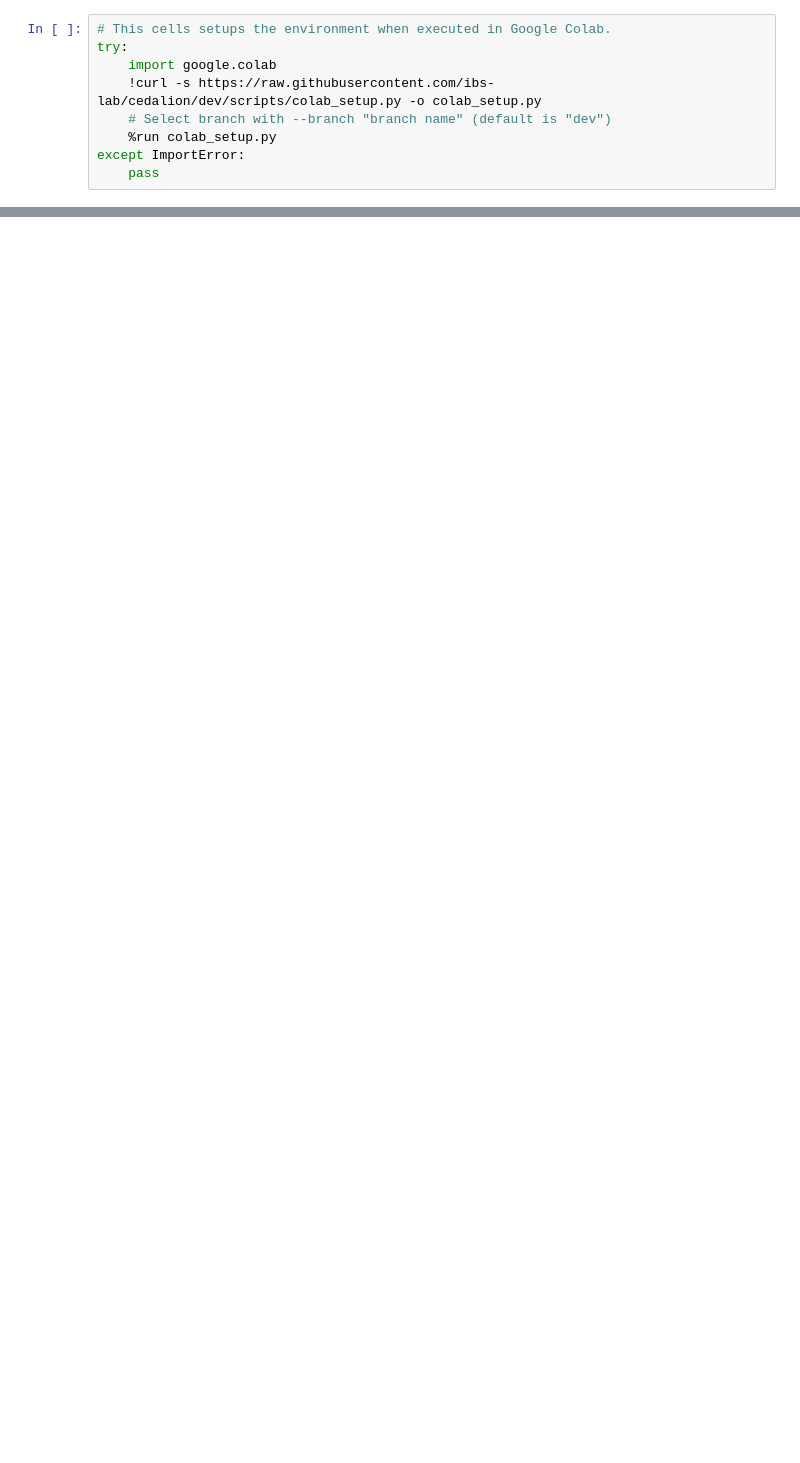
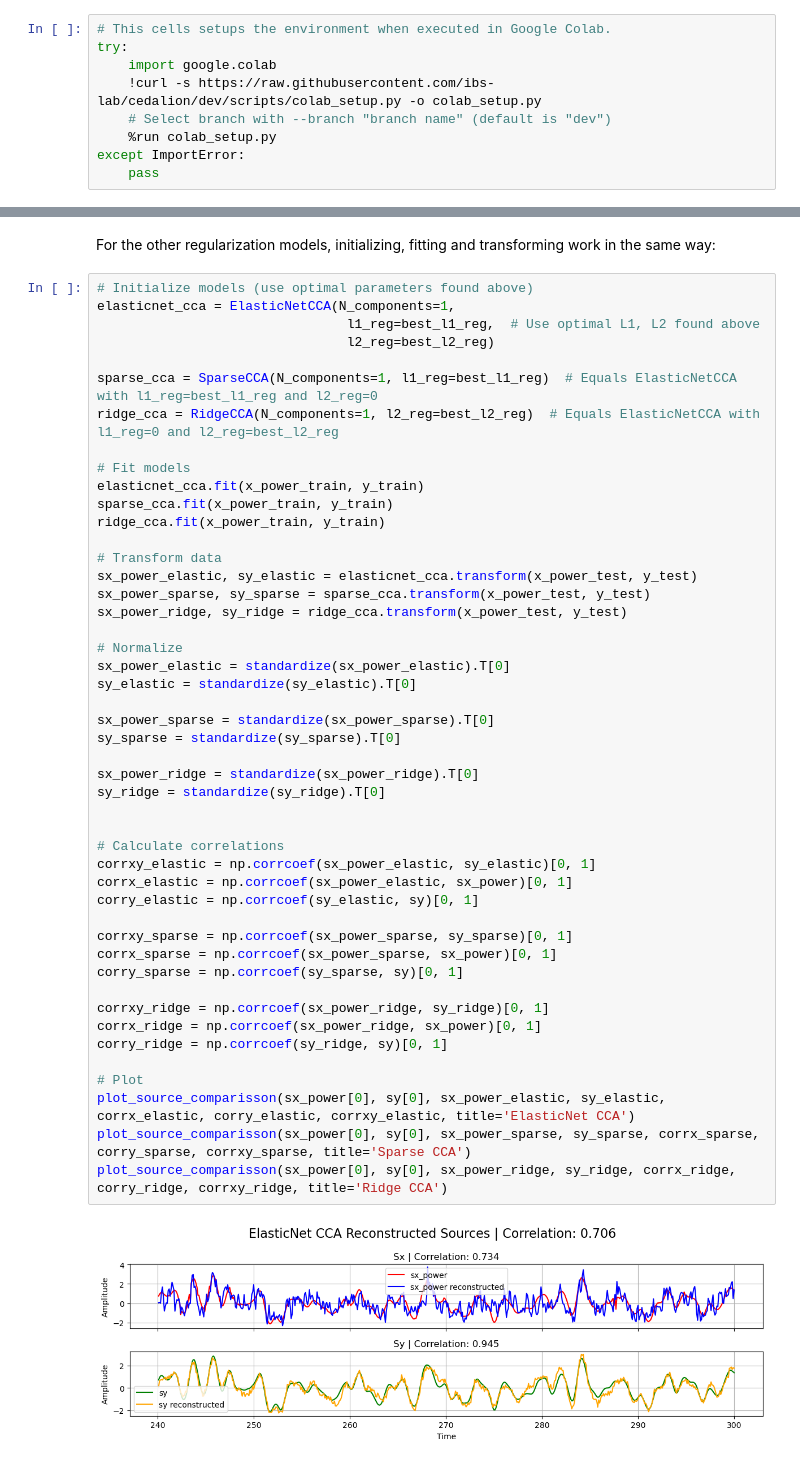
Before and after one commit to ibs-lab/cedalion, a Jupyter notebook: examples/machine_learning/51_multimodal_source_decomposition_on_synthetic_fNIRS-EEG_data.ipynb, the cells around one changed output, grey strips where cells are left out. Saved outputs shown, nothing was run; the diff lists cells and outputs as text; blank space fills up the shorter version.

```diff
--- a/examples/machine_learning/51_multimodal_source_decomposition_on_synthetic_fNIRS-EEG_data.ipynb
+++ b/examples/machine_learning/51_multimodal_source_decomposition_on_synthetic_fNIRS-EEG_data.ipynb
@@ -1754,0 +264,51 @@ plt.show()
+# %% [markdown]
+For the other regularization models, initializing, fitting and transforming work in the same way:
+# %%
+# Initialize models (use optimal parameters found above)
+elasticnet_cca = ElasticNetCCA(N_components=1,
+                                l1_reg=best_l1_reg,  # Use optimal L1, L2 found above
+                                l2_reg=best_l2_reg)
+
+sparse_cca = SparseCCA(N_components=1, l1_reg=best_l1_reg)  # Equals ElasticNetCCA with l1_reg=best_l1_reg and l2_reg=0
+ridge_cca = RidgeCCA(N_components=1, l2_reg=best_l2_reg)  # Equals ElasticNetCCA with l1_reg=0 and l2_reg=best_l2_reg
+
+# Fit models
+elasticnet_cca.fit(x_power_train, y_train)
+sparse_cca.fit(x_power_train, y_train)
+ridge_cca.fit(x_power_train, y_train)
+
+# Transform data
+sx_power_elastic, sy_elastic = elasticnet_cca.transform(x_power_test, y_test)
+sx_power_sparse, sy_sparse = sparse_cca.transform(x_power_test, y_test)
+sx_power_ridge, sy_ridge = ridge_cca.transform(x_power_test, y_test)
+
+# Normalize
+sx_power_elastic = standardize(sx_power_elastic).T[0]
+sy_elastic = standardize(sy_elastic).T[0]
+
+sx_power_sparse = standardize(sx_power_sparse).T[0]
+sy_sparse = standardize(sy_sparse).T[0]
+
+sx_power_ridge = standardize(sx_power_ridge).T[0]
+sy_ridge = standardize(sy_ridge).T[0]
+
+
+# Calculate correlations
+corrxy_elastic = np.corrcoef(sx_power_elastic, sy_elastic)[0, 1]
+corrx_elastic = np.corrcoef(sx_power_elastic, sx_power)[0, 1]
+corry_elastic = np.corrcoef(sy_elastic, sy)[0, 1]
+
+corrxy_sparse = np.corrcoef(sx_power_sparse, sy_sparse)[0, 1]
+corrx_sparse = np.corrcoef(sx_power_sparse, sx_power)[0, 1]
+corry_sparse = np.corrcoef(sy_sparse, sy)[0, 1]
+
+corrxy_ridge = np.corrcoef(sx_power_ridge, sy_ridge)[0, 1]
+corrx_ridge = np.corrcoef(sx_power_ridge, sx_power)[0, 1]
+corry_ridge = np.corrcoef(sy_ridge, sy)[0, 1]
+
+# Plot
+plot_source_comparisson(sx_power[0], sy[0], sx_power_elastic, sy_elastic, corrx_elastic, corry_elastic, corrxy_elastic, title='ElasticNet CCA')
+plot_source_comparisson(sx_power[0], sy[0], sx_power_sparse, sy_sparse, corrx_sparse, corry_sparse, corrxy_sparse, title='Sparse CCA')
+plot_source_comparisson(sx_power[0], sy[0], sx_power_ridge, sy_ridge, corrx_ridge, corry_ridge, corrxy_ridge, title='Ridge CCA')
+# %% [output]
+[figure, added]
```
Also changed, not shown: parts of 139 cells of this notebook, 4 other files.
